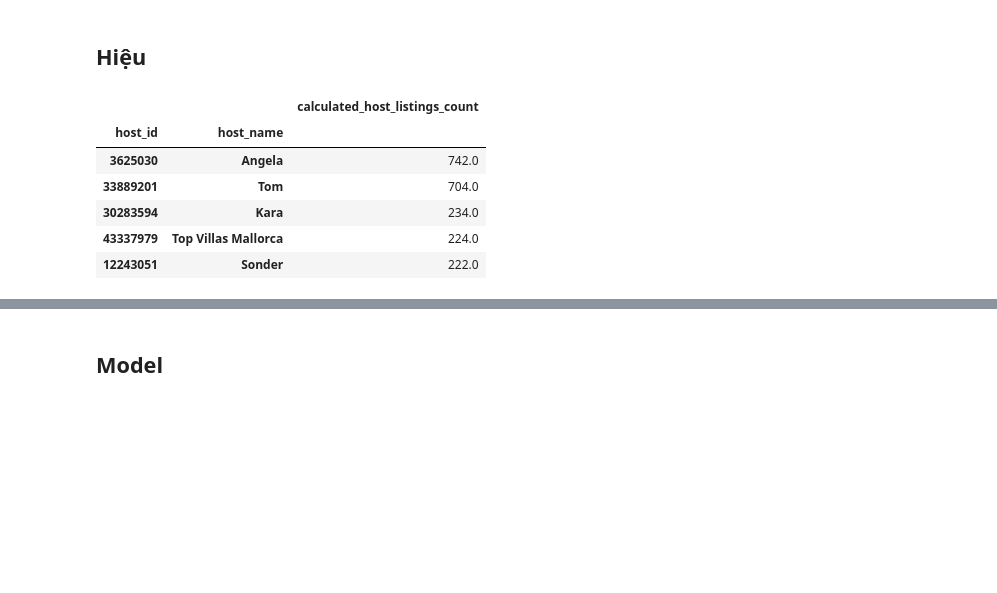
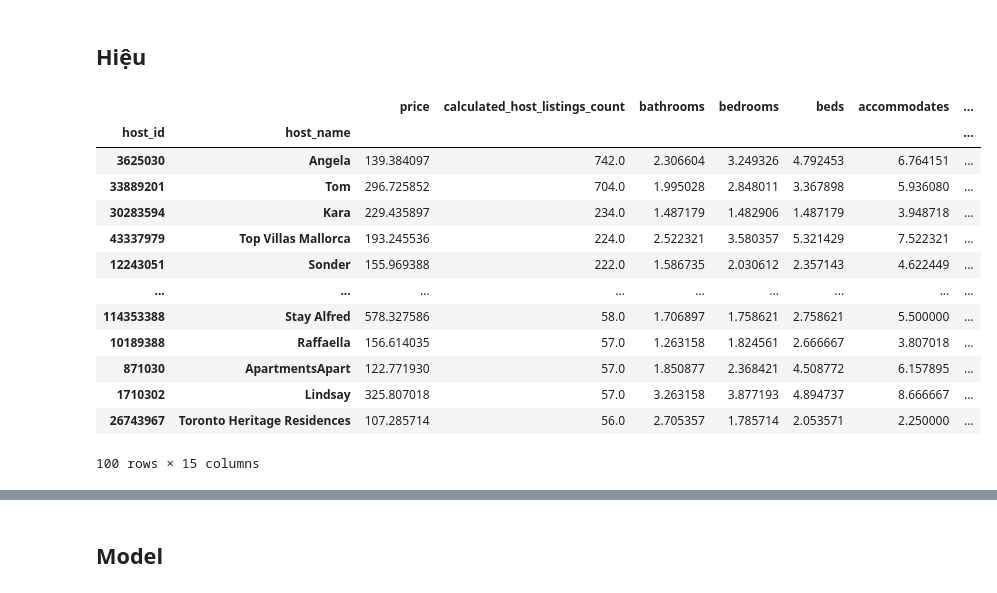
Before and after one commit to 19127592/PTDLUD, a Jupyter notebook: Project.ipynb, the cells around one changed output, grey strips where cells are left out. Cells and saved outputs as stored; diff of their text form; code cells hidden in the pictures; blank space fills up the shorter version.

```diff
--- a/Project.ipynb
+++ b/Project.ipynb
@@ -323,13 +323,21 @@ plt.show()
 # %% [markdown]
 ## Hiệu
 # %%
-df2[['host_id','host_name','calculated_host_listings_count']].groupby(['host_id','host_name']).mean()\
-.sort_values('calculated_host_listings_count',ascending=False).head(5)
+df_host = df2[['host_id','host_name','price','calculated_host_listings_count','bathrooms','bedrooms','beds','accommodates','host_response_rate','extra_people','minimum_nights','maximum_nights','reviews_per_month','review_scores_value','review_scores_cleanliness','review_scores_accuracy','number_of_reviews']].groupby(['host_id','host_name']).mean()\
+.sort_values('calculated_host_listings_count',ascending=False).head(100)
+df_host
 # %% [output]
-|  |  | calculated_host_listings_count |
-| host_id | host_name |  |
-| 3625030 | Angela | 742.0 |
-| 33889201 | Tom | 704.0 |
-| 30283594 | Kara | 234.0 |
-| 43337979 | Top Villas Mallorca | 224.0 |
-| 12243051 | Sonder | 222.0 |
+|  |  | price | calculated_host_listings_count | bathrooms | bedrooms | beds | accommodates | ... |
+| host_id | host_name |  |  |  |  |  |  | ... |
+| 3625030 | Angela | 139.384097 | 742.0 | 2.306604 | 3.249326 | 4.792453 | 6.764151 | ... |
+| 33889201 | Tom | 296.725852 | 704.0 | 1.995028 | 2.848011 | 3.367898 | 5.936080 | ... |
+| 30283594 | Kara | 229.435897 | 234.0 | 1.487179 | 1.482906 | 1.487179 | 3.948718 | ... |
+| 43337979 | Top Villas Mallorca | 193.245536 | 224.0 | 2.522321 | 3.580357 | 5.321429 | 7.522321 | ... |
+| 12243051 | Sonder | 155.969388 | 222.0 | 1.586735 | 2.030612 | 2.357143 | 4.622449 | ... |
+| ... | ... | ... | ... | ... | ... | ... | ... | ... |
+| 114353388 | Stay Alfred | 578.327586 | 58.0 | 1.706897 | 1.758621 | 2.758621 | 5.500000 | ... |
+| 10189388 | Raffaella | 156.614035 | 57.0 | 1.263158 | 1.824561 | 2.666667 | 3.807018 | ... |
+| 871030 | ApartmentsApart | 122.771930 | 57.0 | 1.850877 | 2.368421 | 4.508772 | 6.157895 | ... |
+| 1710302 | Lindsay | 325.807018 | 57.0 | 3.263158 | 3.877193 | 4.894737 | 8.666667 | ... |
+| 26743967 | Toronto Heritage Residences | 107.285714 | 56.0 | 2.705357 | 1.785714 | 2.053571 | 2.250000 | ... |
+100 rows × 15 columns
```
Also changed, not shown: parts of 9 cells of this notebook.
